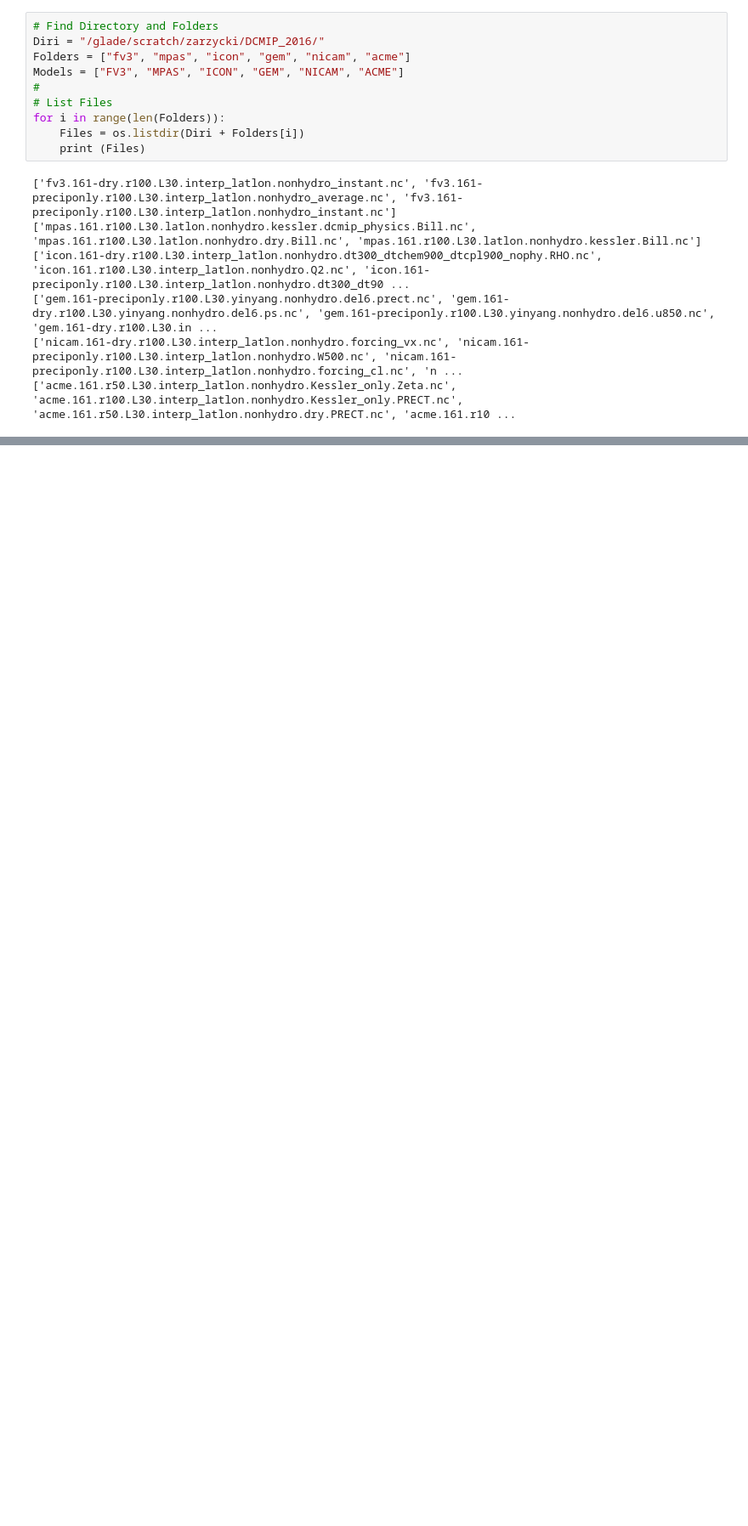
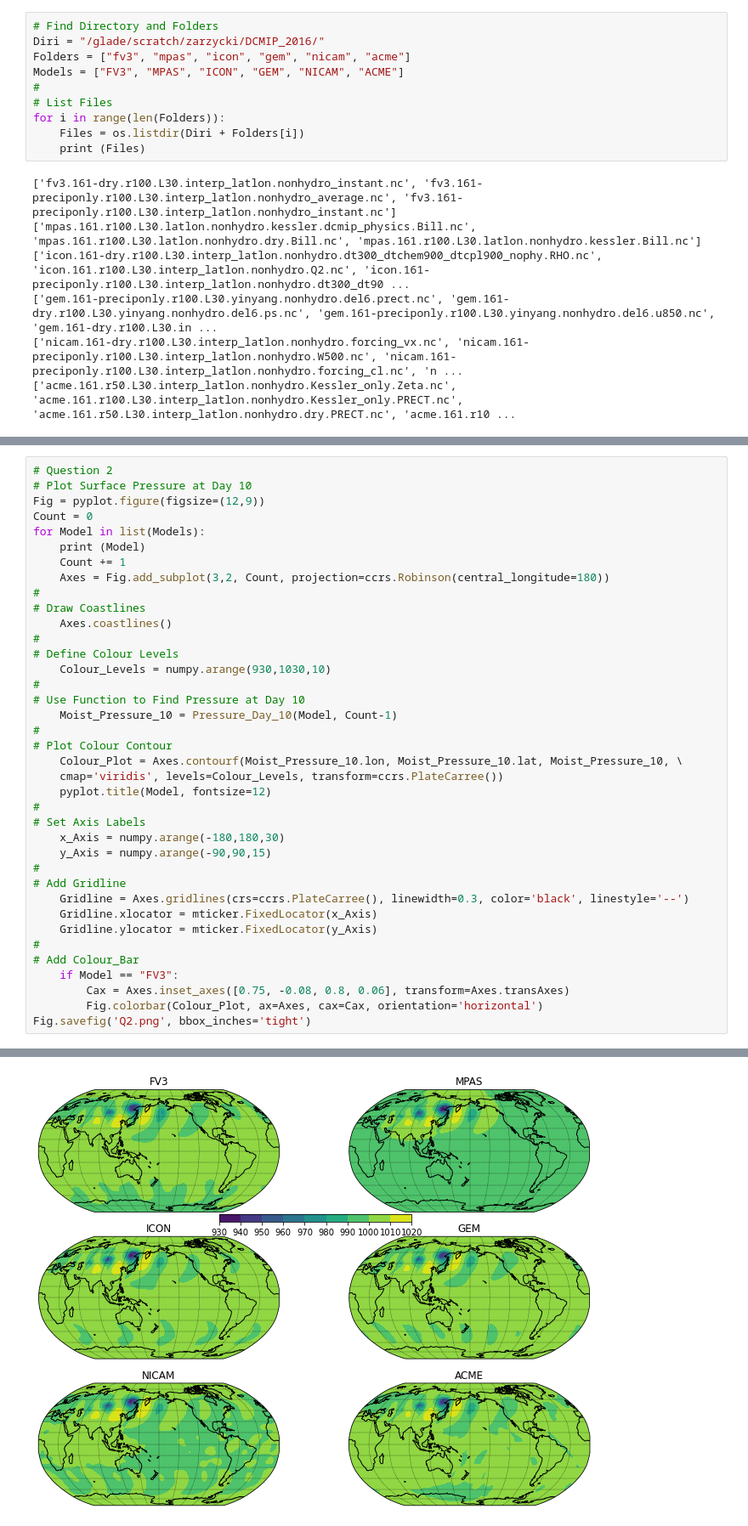
Before and after one commit to Luigi728/Penn_State_Research, a Jupyter notebook: NWP_Project_1.ipynb, the cells around one changed output, grey strips where cells are left out. Shown at 85% size. Cells and saved outputs as stored; diff of their text form; blank space fills up the shorter version.

```diff
--- a/NWP_Project_1.ipynb
+++ b/NWP_Project_1.ipynb
@@ -224,0 +271,39 @@ Fig.savefig('Q1_Max_Moist.png', bbox_inches='tight')
+# %%
+# Question 2
+# Plot Surface Pressure at Day 10
+Fig = pyplot.figure(figsize=(12,9))
+Count = 0
+for Model in list(Models):
+    print (Model)
+    Count += 1
+    Axes = Fig.add_subplot(3,2, Count, projection=ccrs.Robinson(central_longitude=180))
+#
+# Draw Coastlines
+    Axes.coastlines()
+#
+# Define Colour Levels
+    Colour_Levels = numpy.arange(930,1030,10)
+#
+# Use Function to Find Pressure at Day 10
+    Moist_Pressure_10 = Pressure_Day_10(Model, Count-1)
+#
+# Plot Colour Contour
+    Colour_Plot = Axes.contourf(Moist_Pressure_10.lon, Moist_Pressure_10.lat, Moist_Pressure_10, \
+    cmap='viridis', levels=Colour_Levels, transform=ccrs.PlateCarree())
+    pyplot.title(Model, fontsize=12)
+#
+# Set Axis Labels
+    x_Axis = numpy.arange(-180,180,30)
+    y_Axis = numpy.arange(-90,90,15)
+#
+# Add Gridline
+    Gridline = Axes.gridlines(crs=ccrs.PlateCarree(), linewidth=0.3, color='black', linestyle='--')
+    Gridline.xlocator = mticker.FixedLocator(x_Axis)
+    Gridline.ylocator = mticker.FixedLocator(y_Axis)
+#
+# Add Colour_Bar
+    if Model == "FV3":
+        Cax = Axes.inset_axes([0.75, -0.08, 0.8, 0.06], transform=Axes.transAxes)
+        Fig.colorbar(Colour_Plot, ax=Axes, cax=Cax, orientation='horizontal')
+Fig.savefig('Q2.png', bbox_inches='tight')
+# %% [output]
@@ -224,0 +316 @@ Fig.savefig('Q1_Max_Moist.png', bbox_inches='tight')
+[figure, added]
```
Also changed, not shown: parts of 28 cells of this notebook.
